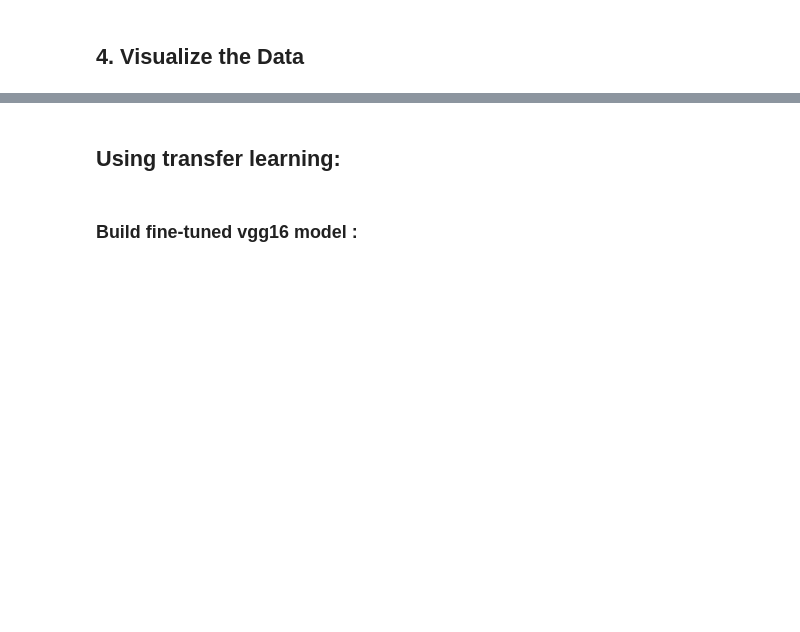
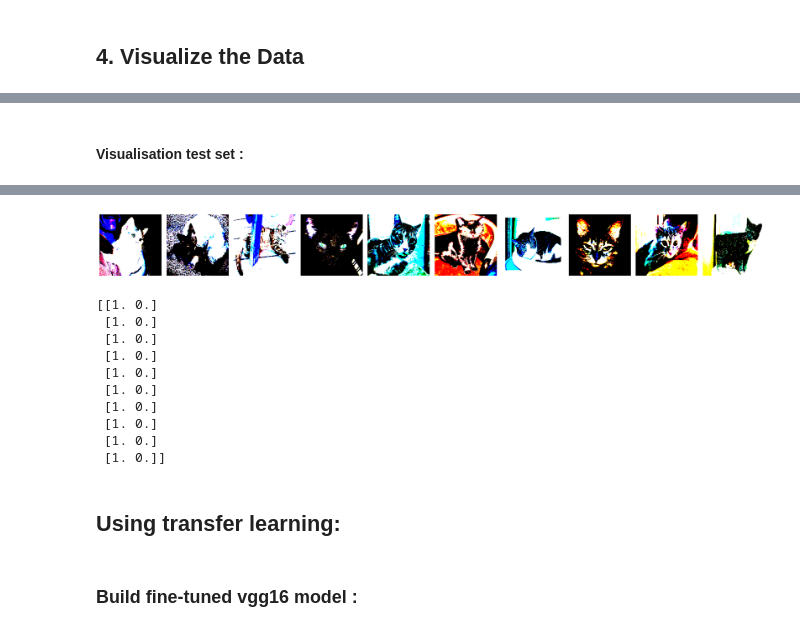
Before and after one commit to nabilaChehla/Transfer-Learning-for-flower-classification, a Jupyter notebook: catDogClassification.ipynb, the cells around one changed output, grey strips where cells are left out. Drawn from its saved outputs; the diff is of its cells as text; code cells hidden in the pictures; blank space fills up the shorter version.

```diff
--- a/catDogClassification.ipynb
+++ b/catDogClassification.ipynb
@@ -125,0 +160,7 @@ print(lable)
+# %% [markdown]
+#### Visualisation test set :
+# %%
+imagestest , labletest = next(test_batches)
+plotImg(imagestest)
+print(labletest)
+# %% [output]
@@ -126,3 +177,14 @@ print(lable)
+[figure, added]
+[[1. 0.]
+ [1. 0.]
+ [1. 0.]
+ [1. 0.]
+ [1. 0.]
+ [1. 0.]
+ [1. 0.]
+ [1. 0.]
+ [1. 0.]
+ [1. 0.]]
 # %% [markdown]
 ## Using transfer learning:
 # %% [markdown]
```
Also changed, not shown: parts of 17 cells of this notebook.
